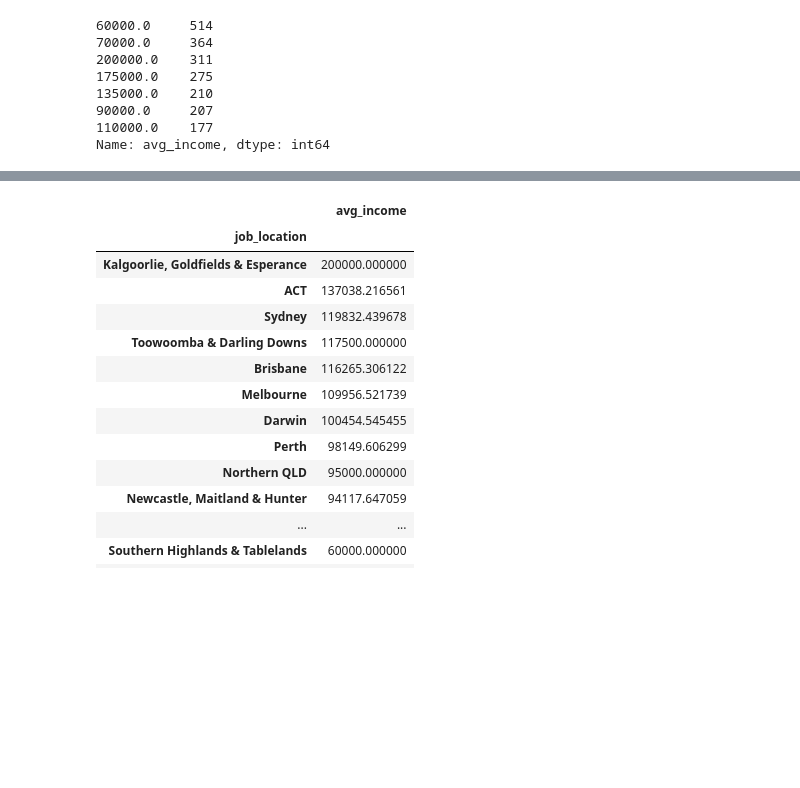
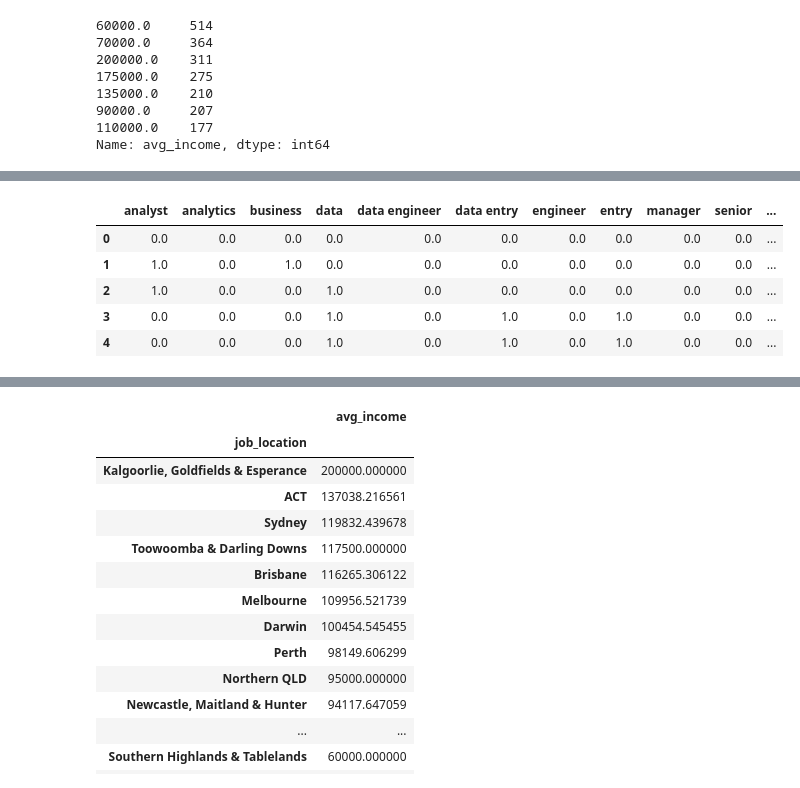
Before and after one commit to nanxu82/pythonproject, a Jupyter notebook: git_proj.ipynb, the cells around one changed output, grey strips where cells are left out. Cells and saved outputs as stored; diff of their text form; code cells hidden in the pictures; blank space fills up the shorter version.

```diff
--- a/git_proj.ipynb
+++ b/git_proj.ipynb
@@ -83,0 +100,33 @@ Name: job_title, Length: 1410, dtype: int64
+# %%
+def jobtitlefunc(x):
+    if x['business analyst'] == 1.0 and x['senior'] == 1.0:
+        x['senior business analyst'] = 1
+    else:
+        x['senior business analyst'] = 0
+
+    if x['data analyst'] == 1.0 and x['senior'] == 1.0:
+        x['senior data analyst'] = 1
+    else:
+        x['senior data analyst'] = 0
+
+    if x['business analyst'] == 1.0 and x['senior'] == 0.0:
+        x['business analyst tidy'] = 1
+    else:
+        x['business analyst tidy'] = 0
+
+    if x['data analyst'] == 1.0 and x['senior'] == 0.0:
+        x['data analyst tidy'] = 1
+    else:
+        x['data analyst tidy'] = 0
+
+    return x
+# %%
+#fitting count vectorizer to job title
+cvec.fit(AU_jobs["job_title"])
+#transforming job_title data into job_train
+job_title = pd.DataFrame(cvec.transform(AU_jobs["job_title"]).todense(),
+                       columns=cvec.get_feature_names())
+job_title['senior business analyst'] = 0
+job_title['senior data analyst'] = 0
+
+job_title_senior = job_title.apply(jobtitlefunc, axis=1)
@@ -84,3 +135,5 @@ Name: job_title, Length: 1410, dtype: int64
+# %%
+job_title_senior.drop(['analyst','analytics','business','data','engineer','entry', 'senior'], axis=1, inplace =True)
 # %%
 AU_jobs['salary_ind'].value_counts()
 # %% [output]
@@ -135,0 +210,4 @@ AU_jobs.head()
+# %%
+#creating new target variable "above_med_sal" where 0 == below or equal to the median, and 1 == above the median; any postings without salary information will have NaN values for this variable
+AU_jobs["above_med_sal"] = np.nan
+AU_jobs['above_med_sal'] = AU_jobs.avg_income.apply(lambda x: 1 if x > AU_jobs['avg_income'].median() else 0)
@@ -135,0 +232,13 @@ AU_jobs.head()
+# %%
+above_med_sal = pd.DataFrame(AU_jobs['above_med_sal'])
+word_observe = pd.concat([job_title_senior, above_med_sal], axis=1)
+word_observe.drop(['data analyst','business analyst'],axis=1, inplace = True)
+word_observe.rename({'data analyst tidy':'data analyst','business analyst tidy':'business analyst'}, axis=1, inplace = True)
+word_observe.head()
+# %% [output]
+|  | analyst | analytics | business | data | data engineer | data entry | engineer | entry | manager | senior | ... |
+| 0 | 0.0 | 0.0 | 0.0 | 0.0 | 0.0 | 0.0 | 0.0 | 0.0 | 0.0 | 0.0 | ... |
+| 1 | 1.0 | 0.0 | 1.0 | 0.0 | 0.0 | 0.0 | 0.0 | 0.0 | 0.0 | 0.0 | ... |
+| 2 | 1.0 | 0.0 | 0.0 | 1.0 | 0.0 | 0.0 | 0.0 | 0.0 | 0.0 | 0.0 | ... |
+| 3 | 0.0 | 0.0 | 0.0 | 1.0 | 0.0 | 1.0 | 0.0 | 1.0 | 0.0 | 0.0 | ... |
+| 4 | 0.0 | 0.0 | 0.0 | 1.0 | 0.0 | 1.0 | 0.0 | 1.0 | 0.0 | 0.0 | ... |
```
Also changed, not shown: parts of 14 cells of this notebook.
